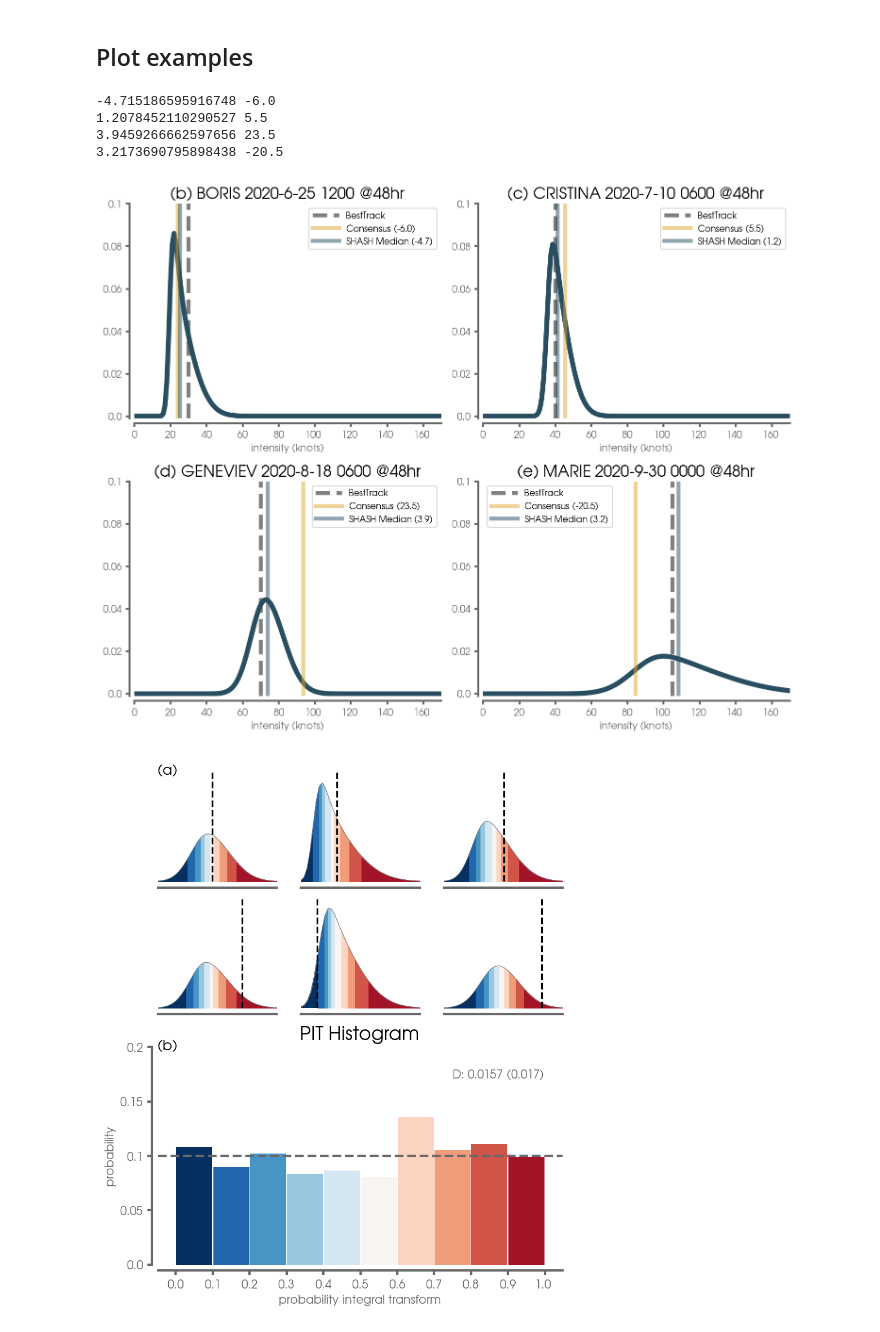
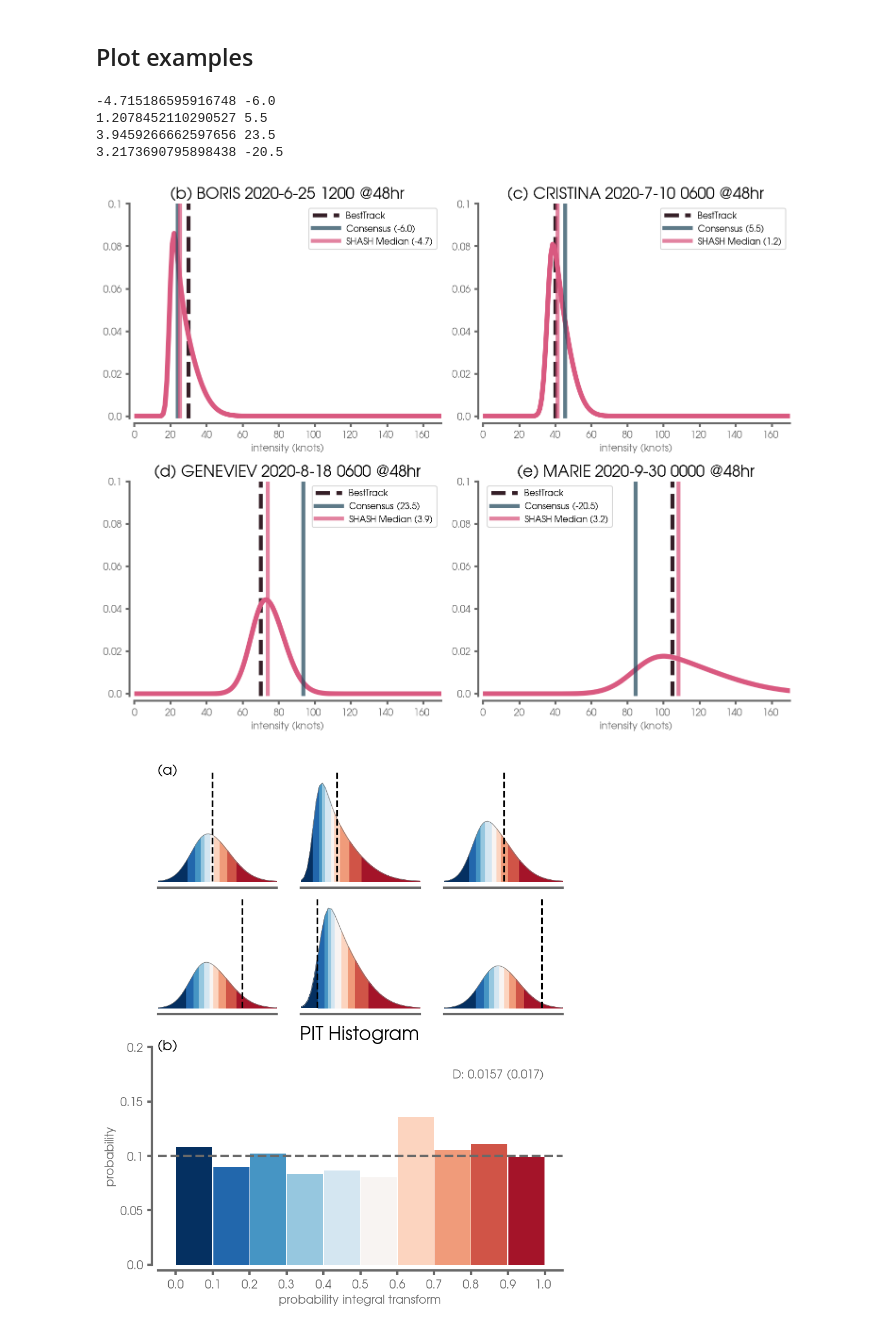
Before and after one commit to eabarnes1010/hurricane_uqcomparisons, a Jupyter notebook: _plot_singleModel.ipynb, the cells around one changed output. Cells and saved outputs as stored; diff of their text form; code cells hidden in the pictures.

```diff
--- a/_plot_singleModel.ipynb
+++ b/_plot_singleModel.ipynb
@@ -256,8 +256,10 @@ def get_predictions(model, x_eval):
         # loop through samples for shash calculation and get PDF for each sample
         for j in tqdm(range(0,np.shape(shash_cpd)[0])):
             mu_pred, sigma_pred, gamma_pred, tau_pred = prediction.params( x_eval[np.newaxis,j], model )
-            shash_cpd[j,:] = shash.prob(SHASH_INCS, mu_pred, sigma_pred, gamma_pred, tau_pred)
-            shash_med[j]   = shash.median(mu_pred,sigma_pred,gamma_pred,tau_pred)
+            dist = shash_tfp.Shash(mu_pred, sigma_pred, gamma_pred, tau_pred)
+
+            shash_cpd[j,:] = dist.prob(SHASH_INCS)
+            shash_med[j]   = dist.median()
         return shash_cpd, shash_med
 
     else:
@@ -459,7 +462,7 @@ plt.show()
 # %% [markdown]
 ## Plot examples
 # %%
-colors = ('#284E60','#E1A730','#D95980','#C3B1E1','#351F27','#A9C961')
+colors = ('#D95980','#284E60','#E1A730','#284E60','#C3B1E1','#351F27','#A9C961')
 # PLOTTING TESTING DATA ONLY
 imp.reload(analysis_plots)
 panel_letters = ('(b)','(c)','(d)','(e)')
@@ -482,52 +485,56 @@ for isample, sample in enumerate(random_samples):
     ax = axs[isample]
     ax.axvline(x=true_intensity[sample],
                linestyle='--',
-               color='k',
-               alpha=.5,
+               color=colors[-2],
+               alpha=1.,
                linewidth=4,
                label='BestTrack',
+               zorder=0,
               )
 
     ax.plot(SHASH_INCS+cons_intensity[sample],pred_dict[exp_name][RNG_SEED]['pred_cpd_test'][sample,:],
             color=colors[0],
             linewidth=5,
+               zorder=5,
             # clip_on=False,
            )
     ax.axvline(x=cons_intensity[sample],
                linestyle='-',
-               alpha=.5,
+               alpha=.75,
                linewidth=4,
                color=colors[1],
                label='Consensus (' + str(cons_error.round(1)) + ')',
+               zorder=50,
               )
     ax.axvline(x=pred_dict[exp_name][RNG_SEED]['pred_med_test'][sample]+cons_intensity[sample],
                linestyle='-',
                color=colors[0],
                linewidth=4,
-               alpha=.5,
+               alpha=.75,
                label='SHASH Median (' + str(ann_error.round(1)) + ')',
+               zorder=100,
               )
 
 
     details = get_storm_details(df_test, sample)
     ax.set_title(panel_letters[isample] + ' ' + details, fontsize=FS, color='k')
     ax.legend(fontsize=9,handlelength=3)
     ax.set_xlabel('intensity (knots)')
     ax.set_xticks(np.arange(0,180,20),np.arange(0,180,20))
     ax.set_yticks(np.arange(0,.16,.02),np.arange(0,.16,.02))
     ax.set_xlim(0,170)
     ax.set_ylim(-.001,.1)
     format_spines(ax)
 
 plt.tight_layout()
 plt.savefig(FIGURE_PATH + 'exampleDistributions_' + model_name + '.png', dpi=dpiFig)
 plt.show()
 # %% [output]
 -4.715186595916748 -6.0
 1.2078452110290527 5.5
 3.9459266662597656 23.5
 3.2173690795898438 -20.5
-[figure, old version]
+[figure, new version]
 # %%
 
 cmap_interp = cm.get_cmap('RdBu_r', N_COLORS)
```
Also changed, not shown: parts of 10 cells of this notebook, 6 other files.
